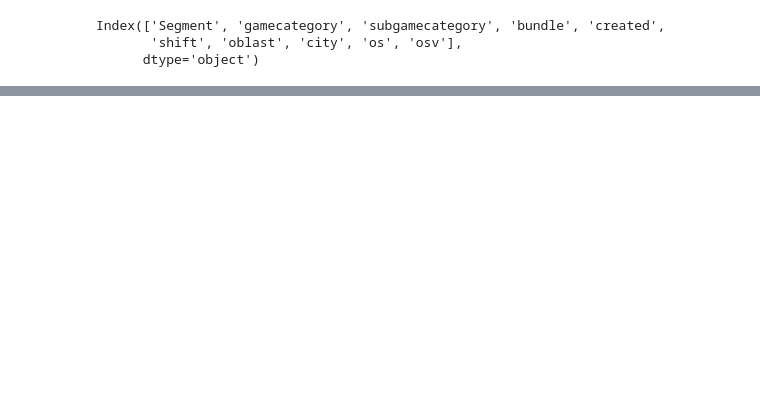
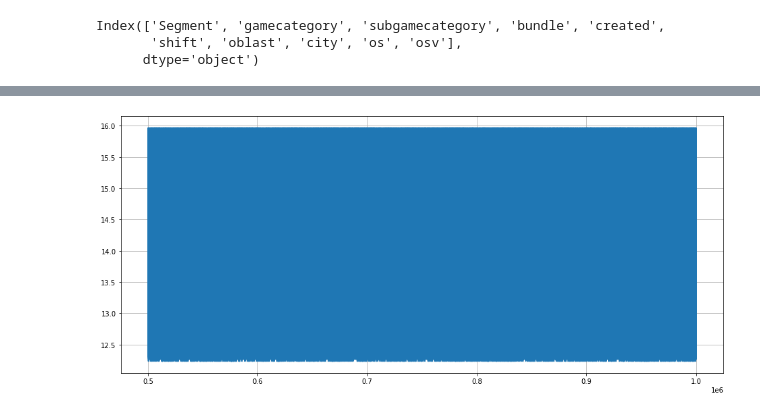
Before and after one commit to kmsenator/ad, a Jupyter notebook: NDS_hack.ipynb, the cells around one changed output, grey strips where cells are left out. Saved outputs shown, nothing was run; the diff lists cells and outputs as text; code cells hidden in the pictures; blank space fills up the shorter version.

```diff
--- a/NDS_hack.ipynb
+++ b/NDS_hack.ipynb
@@ -182,10 +182,6 @@ df_train['created'].unique()
 array(['2021-08-02 13:38:52', '2021-08-03 14:34:13',
        '2021-07-11 08:23:06', ..., '2021-08-08 15:49:54',
        '2021-07-07 21:05:47', '2021-09-20 10:36:34'], dtype=object)
-# %%
-for i in df_train.columns:
-#     display(i,df_train[i].unique())
-    pd.DataFrame(df_train[i].unique()).to_excel('/mnt/Z/УБПиАЭ/ОАиП/Личные папки сотрудников/Полошков В.А/hack/'+i+ '.xlsx', index=False)
 # %%
 set(df_train_shift)
 # %% [output]
@@ -232,0 +212,2 @@ df_train_2
+# %%
+df_train_2 = df_train.copy(deep=True)
@@ -232,0 +266,3 @@ df_train_2
+# %%
+df_train_2 = df_train_2.loc[~(df_train_2['created']<='2021-01-01')]
+df_train_2
@@ -233,10 +283,10 @@ df_train_2
 # %%
-df_train
-df_train_2 = df_train_2.loc[~(df_train_2['created']).replace(np.nan,'-')
 
-# display(df_train_2.isna().sum(),
-#         df_train_2.info(),
-#        df_train_2.tail())
+#
+#ALERT
+df_train_2['created'] = df_train_2['created'].fillna(method='ffill')
+#ALERT
+#
 
 df_train_2['created'] = pd.to_datetime(df_train_2['created'], format = '%Y-%m-%d %H:%M:%S')
 df_train_2['year'] = df_train_2['created'].dt.year
@@ -245,7 +295,6 @@ df_train_2['day'] = df_train_2['created'].dt.day
 df_train_2['hour'] = df_train_2['created'].dt.hour
 df_train_2['minute'] = df_train_2['created'].dt.minute
 
-df['holiday'] =
 
 df_train_2
 # %% [output]
@@ -295,0 +371,69 @@ df_train_2.loc[(df_train_2['year']==1970)]
+# %%
+import ephem,datetime
+
+sun = ephem.Sun()
+moon = ephem.Moon()
+raleigh = ephem.Observer()
+#raleigh.lon, raleigh.lat = "86.10426", "55.4467" #kem
+
+
+raleigh.lon, raleigh.lat = "134.973", "48.4649" #хабар
+
+
+raleigh.horizon = '-0:34'  # USNO standard atmospheric diffraction
+raleigh.pressure = 0       # atmospheric refraction parameters
+
+def riseset_sun(date, f):
+    raleigh.date = date
+    sun.compute(raleigh)
+    sr = ephem.localtime(f(sun))
+    return sr
+
+def riseset_moon(date, f):
+    raleigh.date = date
+    moon.compute(raleigh)
+    sr = ephem.localtime(f(moon))
+    return sr
+
+
+
+def sunframe(df):
+    #Солнце
+    df['sunrise'] = df['created'].map(lambda d: riseset_sun(d, raleigh.next_rising)) #+ np.timedelta64(7, 'h')
+    df['sunset'] = df['created'].map(lambda d: riseset_sun(d, raleigh.next_setting)) #+ np.timedelta64(7, 'h')
+
+    df['sunrise_h']=df['sunrise'].dt.hour
+    df['sunrise_m']=df['sunrise'].dt.minute/60
+
+    df['sunset_h']=df['sunset'].dt.hour
+    df['sunset_m']=df['sunset'].dt.minute/60
+
+
+    df['Dsun']=(df['sunset_h'] + df['sunset_m'])-(df['sunrise_h'] + df['sunrise_m'])
+    df['sunrise']=df['sunset_h'] + df['sunset_m']
+    df['sunset'] =df['sunrise_h'] + df['sunrise_m']
+
+
+    #луна 5-10% к точности
+    df['sunrise_moon'] = df['created'].map(lambda d: riseset_moon(d, raleigh.next_rising)) #+ np.timedelta64(7, 'h')
+    df['sunset_moon'] = df['created'].map(lambda d: riseset_moon(d, raleigh.next_setting)) #+ np.timedelta64(7, 'h')
+
+    df['sunrise_moon_h']=df['sunrise_moon'].dt.hour
+    df['sunrise_moon_m']=df['sunrise_moon'].dt.minute/60
+
+    df['sunset_moon_h']=df['sunset_moon'].dt.hour
+    df['sunset_moon_m']=df['sunset_moon'].dt.minute/60
+
+    df['sunrise_moon']=df['sunrise_moon_h']+df['sunrise_moon_m']
+    df['sunset_moon']=df['sunset_moon_h']+df['sunset_moon_m']
+
+    df['Dmoon']=df['sunset_moon']-df['sunrise_moon']
+
+
+
+    return df
+
+df_train_2 = sunframe(df_train_2)
+df_train_2['Dsun'].plot(figsize=(16,7)).grid()
+# %% [output]
+[figure, added]
```
Also changed, not shown: parts of 9 cells of this notebook.
